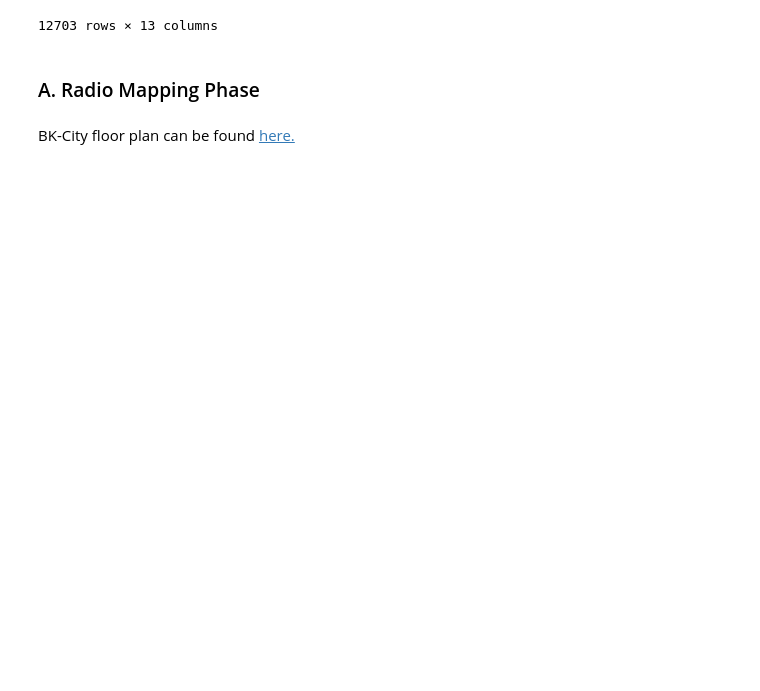
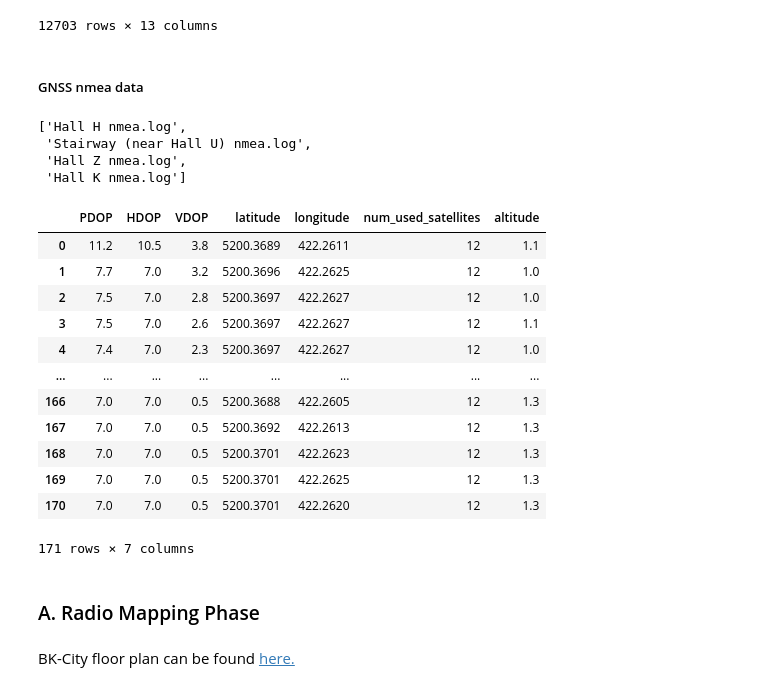
Before and after one commit to Nelis5174473/Wi-Fi-Fingerprinting-GEO1003, a Jupyter notebook: Analysis.ipynb, the cells around one changed output. Saved outputs shown, nothing was run; the diff lists cells and outputs as text; code cells hidden in the pictures; blank space fills up the shorter version.

```diff
--- a/Analysis.ipynb
+++ b/Analysis.ipynb
@@ -72,3 +75,47 @@ df_dict['Stairway (near Hall U) 2023-12-12 12-59-18.txt']
 | 12701 | 12/12/2023 13:16:41 | 1C:28:AF:5B:E9:B0 | Aruba, a Hewlett Packard Enterpri... | eduroam | NaN | NaN | -89 | ... |
 | 12702 | 12/12/2023 13:16:41 | 1C:28:AF:5B:FC:91 | Aruba, a Hewlett Packard Enterpri... | tudelft-dastud | NaN | NaN | -83 | ... |
 12703 rows × 13 columns
+# %% [markdown]
+##### GNSS nmea data
+# %%
+# This function was coded by Lars, but modified to save to dataframe
+
+def get_sat_values(filename):
+    PDOP, HDOP, VDOP, latitude, longitude, num_used_satellites, altitude = [], [], [], [], [], [], []
+
+    with open(filename, 'r') as file:
+        lines = file.readlines()
+        # divide messages
+        messages = [lines[i:i + 7] for i in range(0, len(lines), 7)]
+
+        for message in messages:
+            PDOP.append(float(message[0].split(',')[15]))
+            HDOP.append(float(message[0].split(',')[16]))
+            VDOP.append(float(message[0].split(',')[17][:3]))
+            latitude.append(float(message[6].split(',')[2:3][0]))
+            longitude.append(float(message[6].split(',')[4:5][0]))
+            num_used_satellites.append(int(message[6].split(',')[6]))
+            altitude.append(float(message[6].split(',')[9:10][0]))
+
+    # Create a DataFrame
+    df = pd.DataFrame({
+        'PDOP': PDOP,
+        'HDOP': HDOP,
+        'VDOP': VDOP,
+        'latitude': latitude,
+        'longitude': longitude,
+        'num_used_satellites': num_used_satellites,
+        'altitude': altitude
+    })
+
+    return df
+# %%
+# load the files within folder /data/fingerprints into a list
+nmea_path = os.getcwd() + '/data/nmea'
+nmea_files = os.listdir(nmea_path)
+nmea_files
+# %% [output]
+['Hall H nmea.log',
+ 'Stairway (near Hall U) nmea.log',
+ 'Hall Z nmea.log',
+ 'Hall K nmea.log']
@@ -75,3 +128,19 @@ df_dict['Stairway (near Hall U) 2023-12-12 12-59-18.txt']
+# %%
+nmea_dict['Hall K nmea.log']
+# %% [output]
+|  | PDOP | HDOP | VDOP | latitude | longitude | num_used_satellites | altitude |
+| 0 | 11.2 | 10.5 | 3.8 | 5200.3689 | 422.2611 | 12 | 1.1 |
+| 1 | 7.7 | 7.0 | 3.2 | 5200.3696 | 422.2625 | 12 | 1.0 |
+| 2 | 7.5 | 7.0 | 2.8 | 5200.3697 | 422.2627 | 12 | 1.0 |
+| 3 | 7.5 | 7.0 | 2.6 | 5200.3697 | 422.2627 | 12 | 1.1 |
+| 4 | 7.4 | 7.0 | 2.3 | 5200.3697 | 422.2627 | 12 | 1.0 |
+| ... | ... | ... | ... | ... | ... | ... | ... |
+| 166 | 7.0 | 7.0 | 0.5 | 5200.3688 | 422.2605 | 12 | 1.3 |
+| 167 | 7.0 | 7.0 | 0.5 | 5200.3692 | 422.2613 | 12 | 1.3 |
+| 168 | 7.0 | 7.0 | 0.5 | 5200.3701 | 422.2623 | 12 | 1.3 |
+| 169 | 7.0 | 7.0 | 0.5 | 5200.3701 | 422.2625 | 12 | 1.3 |
+| 170 | 7.0 | 7.0 | 0.5 | 5200.3701 | 422.2620 | 12 | 1.3 |
+171 rows × 7 columns
 # %% [markdown]
 ### A. Radio Mapping Phase
 # %% [markdown]
```
Also changed, not shown: parts of 7 cells of this notebook.
